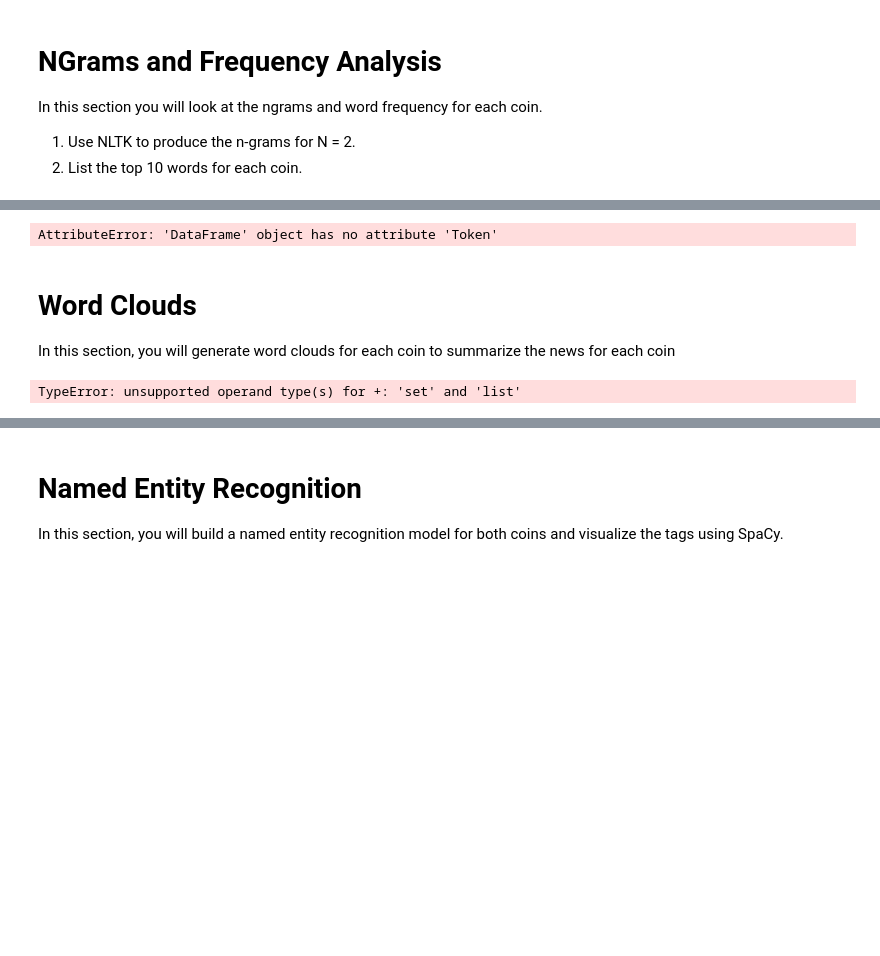
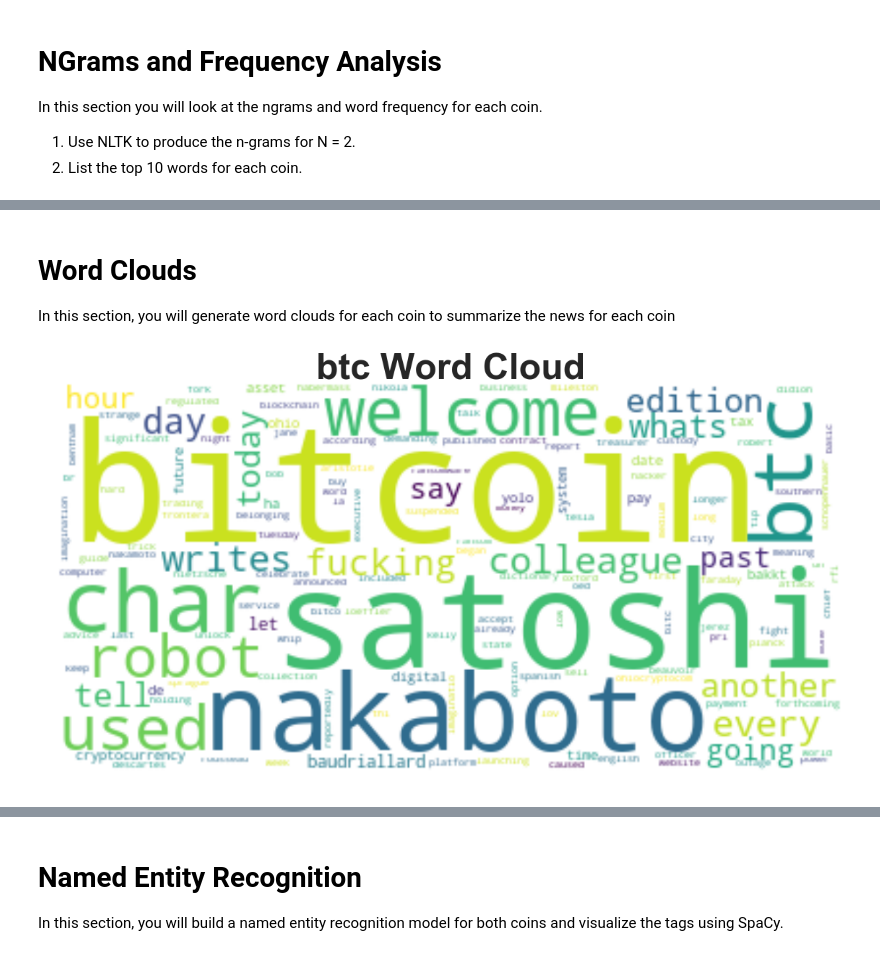
Before and after one commit to rolopez21/12-NLP, a Jupyter notebook: Instructions/Starter_Code/crypto_sentiment.ipynb, the cells around one changed output, grey strips where cells are left out. Saved outputs shown, nothing was run; the diff lists cells and outputs as text; code cells hidden in the pictures; blank space fills up the shorter version.

```diff
--- a/Instructions/Starter_Code/crypto_sentiment.ipynb
+++ b/Instructions/Starter_Code/crypto_sentiment.ipynb
@@ -300,8 +299,0 @@ AttributeError: 'DataFrame' object has no attribute 'Tokens'
-# %%
-bigstr = []
-for tokens in  ethereum_df.Token:
-    bigstr += tokens
-eth_token_count = token_count(bigstr)
-eth_token_count
-# %% [output]
-AttributeError: 'DataFrame' object has no attribute 'Token'
@@ -318,18 +308,19 @@ plt.style.use('seaborn-whitegrid')
 import matplotlib as mpl
 mpl.rcParams['figure.figsize'] = [20.0, 10.0]
 # %%
-btc_corpus = ''
-for token in bitcoin_df.Text:
-    btc_corpus += token
-str1 = " ".join(str(x) for x in tokenizer(btc_corpus))
-wc = WordCloud(collocations=False, background_color='white').generate(str1) #not getting rid of common words called to this function tokenizer...
-plt.title('Bitcoin Word Cloud', fontsize=50, fontweight='bold')
+btc_cloud = ''
+for token in btc_df.raw_article:
+    btc_cloud += token
+str1 = " ".join(str(x) for x in tokenizer(btc_cloud))
+wc = WordCloud(collocations=False, background_color='white').generate(str1)
+#not getting rid of common words called to this function tokenizer...
+plt.title('btc Word Cloud', fontsize=50, fontweight='bold')
 plt.style.use('seaborn-whitegrid')
 plt.imshow(wc, interpolation='bilinear')
 plt.axis("off")
 plt.show()
 # %% [output]
-TypeError: unsupported operand type(s) for +: 'set' and 'list'
+[figure, added]
 # %%
 # Generate the Bitcoin word cloud
 # %%
```
Also changed, not shown: parts of 25 cells of this notebook.
